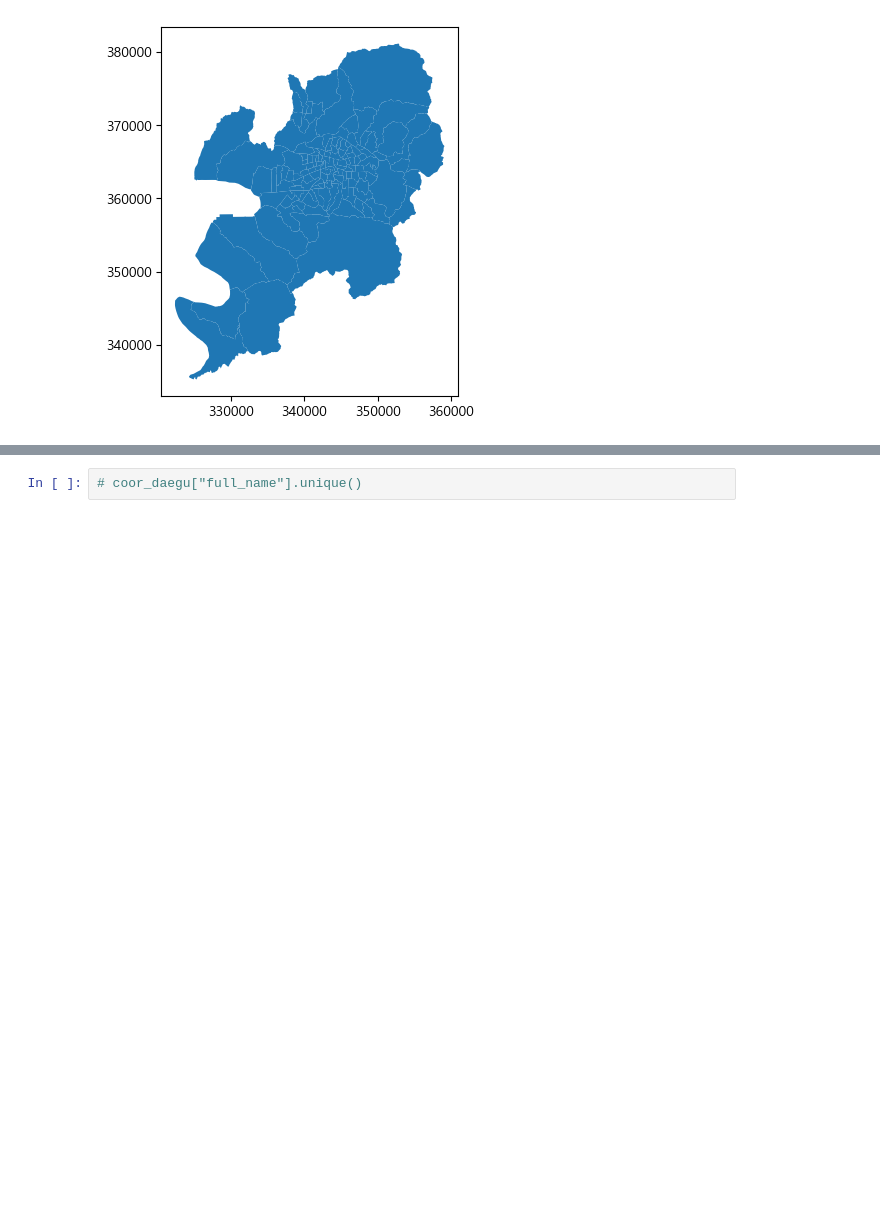
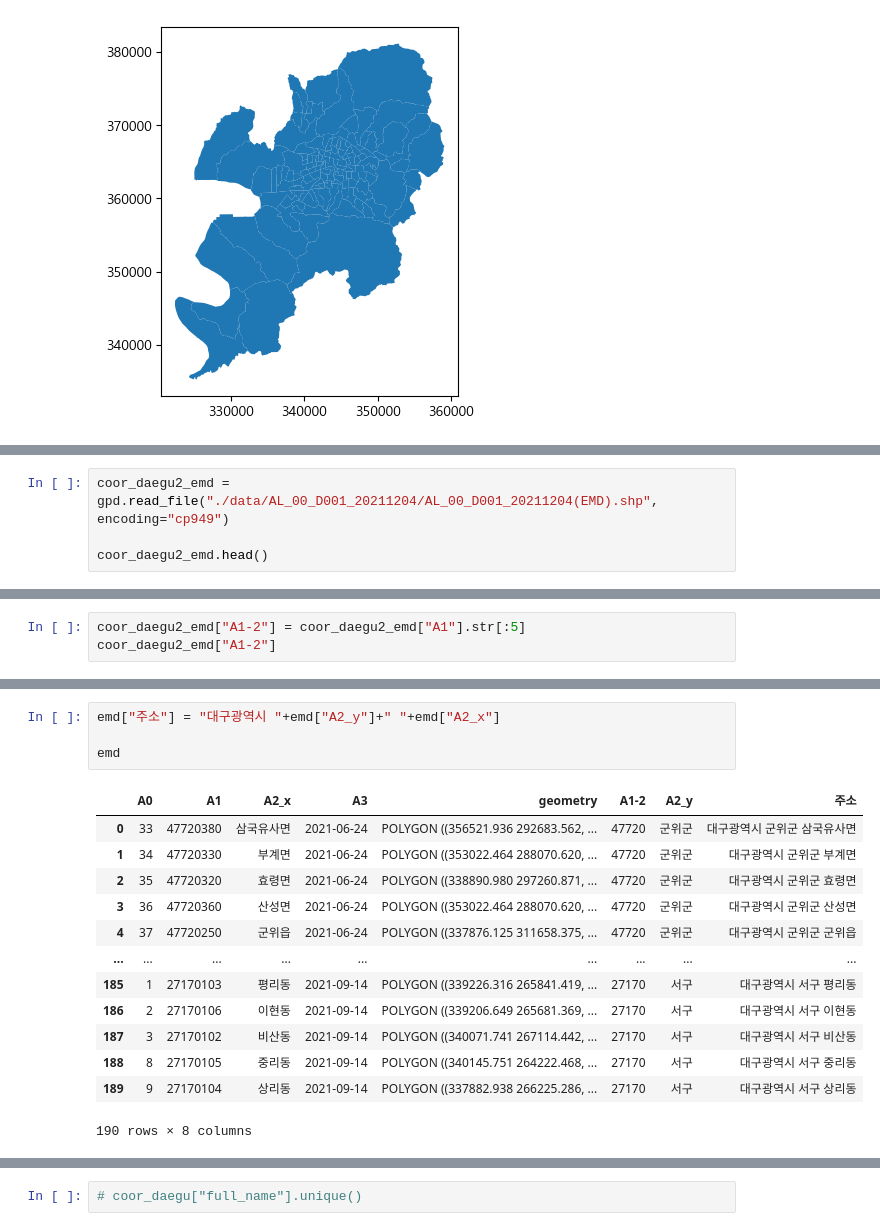
Before and after one commit to nyeokinyeoki/dacon_accident, a Jupyter notebook: accident.ipynb, the cells around one changed output, grey strips where cells are left out. Cells and saved outputs as stored; diff of their text form; blank space fills up the shorter version.

```diff
--- a/accident.ipynb
+++ b/accident.ipynb
@@ -1425,0 +1601,4 @@ coor_daegu.plot()
+# %%
+coor_daegu2_emd = gpd.read_file("./data/AL_00_D001_20211204/AL_00_D001_20211204(EMD).shp", encoding="cp949")
+
+coor_daegu2_emd.head()
@@ -1425,0 +1627,3 @@ coor_daegu.plot()
+# %%
+coor_daegu2_emd["A1-2"] = coor_daegu2_emd["A1"].str[:5]
+coor_daegu2_emd["A1-2"]
@@ -1425,0 +1682,18 @@ coor_daegu.plot()
+# %%
+emd["주소"] = "대구광역시 "+emd["A2_y"]+" "+emd["A2_x"]
+
+emd
+# %% [output]
+|  | A0 | A1 | A2_x | A3 | geometry | A1-2 | A2_y | 주소 |
+| 0 | 33 | 47720380 | 삼국유사면 | 2021-06-24 | POLYGON ((356521.936 292683.562, ... | 47720 | 군위군 | 대구광역시 군위군 삼국유사면 |
+| 1 | 34 | 47720330 | 부계면 | 2021-06-24 | POLYGON ((353022.464 288070.620, ... | 47720 | 군위군 | 대구광역시 군위군 부계면 |
+| 2 | 35 | 47720320 | 효령면 | 2021-06-24 | POLYGON ((338890.980 297260.871, ... | 47720 | 군위군 | 대구광역시 군위군 효령면 |
+| 3 | 36 | 47720360 | 산성면 | 2021-06-24 | POLYGON ((353022.464 288070.620, ... | 47720 | 군위군 | 대구광역시 군위군 산성면 |
+| 4 | 37 | 47720250 | 군위읍 | 2021-06-24 | POLYGON ((337876.125 311658.375, ... | 47720 | 군위군 | 대구광역시 군위군 군위읍 |
+| ... | ... | ... | ... | ... | ... | ... | ... | ... |
+| 185 | 1 | 27170103 | 평리동 | 2021-09-14 | POLYGON ((339226.316 265841.419, ... | 27170 | 서구 | 대구광역시 서구 평리동 |
+| 186 | 2 | 27170106 | 이현동 | 2021-09-14 | POLYGON ((339206.649 265681.369, ... | 27170 | 서구 | 대구광역시 서구 이현동 |
+| 187 | 3 | 27170102 | 비산동 | 2021-09-14 | POLYGON ((340071.741 267114.442, ... | 27170 | 서구 | 대구광역시 서구 비산동 |
+| 188 | 8 | 27170105 | 중리동 | 2021-09-14 | POLYGON ((340145.751 264222.468, ... | 27170 | 서구 | 대구광역시 서구 중리동 |
+| 189 | 9 | 27170104 | 상리동 | 2021-09-14 | POLYGON ((337882.938 266225.286, ... | 27170 | 서구 | 대구광역시 서구 상리동 |
+190 rows × 8 columns
```
Also changed, not shown: parts of 26 cells of this notebook.
